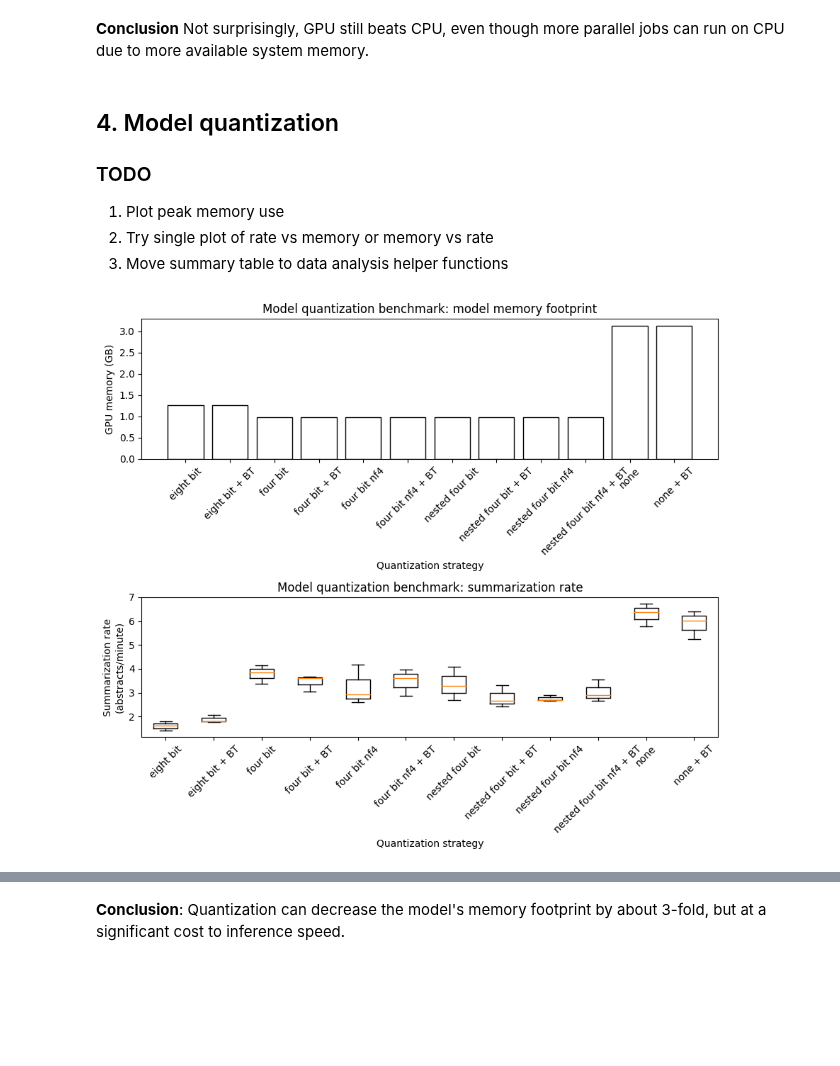
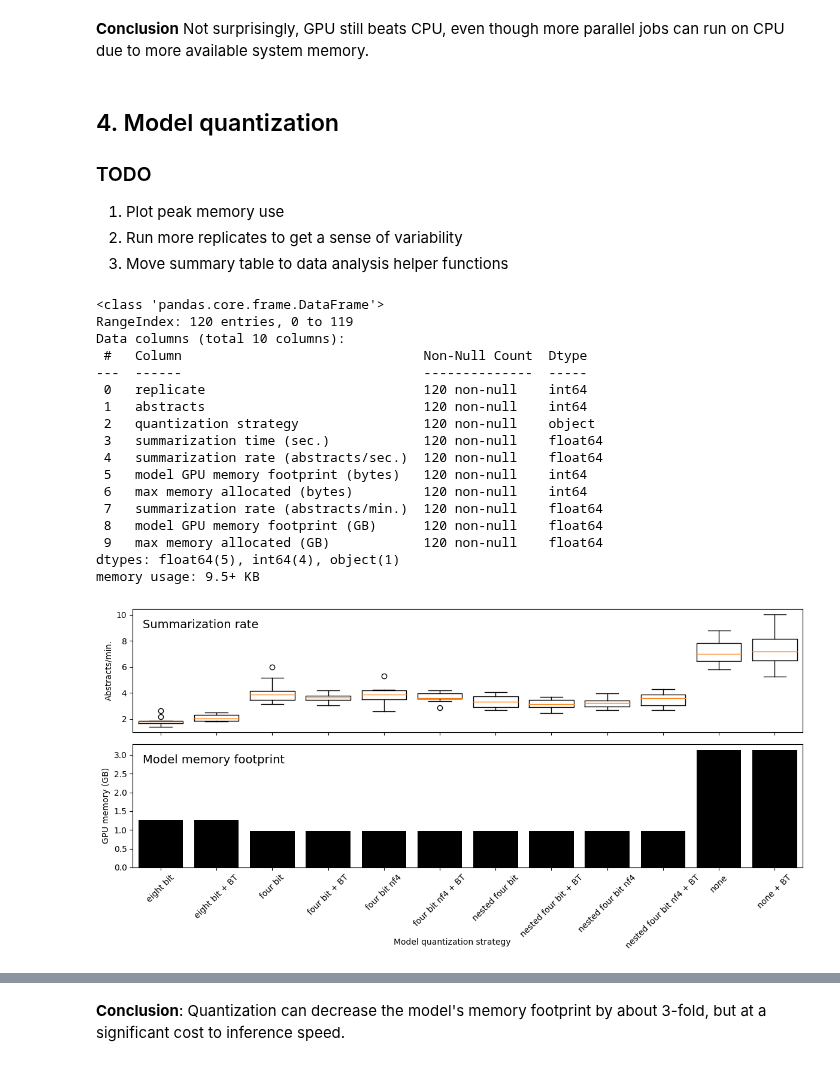
Before and after one commit to gperdrizet/PUBSUM, a Jupyter notebook: pubsum/notebooks/benchmarking_results.ipynb, the cells around one changed output, grey strips where cells are left out. Saved outputs shown, nothing was run; the diff lists cells and outputs as text; code cells hidden in the pictures; blank space fills up the shorter version.

Commit message:
Updated plots

```diff
--- a/pubsum/notebooks/benchmarking_results.ipynb
+++ b/pubsum/notebooks/benchmarking_results.ipynb
@@ -85,14 +85,29 @@ Mean summarization rate (abstracts/min.)
 ## 4. Model quantization
 ### TODO
 1. Plot peak memory use
-2. Try single plot of rate vs memory or memory vs rate
+2. Run more replicates to get a sense of variability
 3. Move summary table to data analysis helper functions
 # %%
-data, plt = plot_funcs.model_quantization_plot('../benchmarks/model_quantization/results.csv')
+data = plot_funcs.model_quantization_plot('../benchmarks/model_quantization/results.csv')
 
-plt.show()
-
-table = data.groupby(['quantization strategy'])[['summarization rate (abstracts/min.)', 'model GPU memory footprint (GB)']].mean().round(2)
+table = data.groupby(['quantization strategy'])[['summarization rate (abstracts/min.)', 'model GPU memory footprint (GB)', 'max memory allocated (GB)']].mean().round(2)
 table
 # %% [output]
+<class 'pandas.core.frame.DataFrame'>
+RangeIndex: 120 entries, 0 to 119
+Data columns (total 10 columns):
+ #   Column                               Non-Null Count  Dtype
+---  ------                               --------------  -----
+ 0   replicate                            120 non-null    int64
+ 1   abstracts                            120 non-null    int64
+ 2   quantization strategy                120 non-null    object
+ 3   summarization time (sec.)            120 non-null    float64
+ 4   summarization rate (abstracts/sec.)  120 non-null    float64
+ 5   model GPU memory footprint (bytes)   120 non-null    int64
+ 6   max memory allocated (bytes)         120 non-null    int64
+ 7   summarization rate (abstracts/min.)  120 non-null    float64
+ 8   model GPU memory footprint (GB)      120 non-null    float64
+ 9   max memory allocated (GB)            120 non-null    float64
+dtypes: float64(5), int64(4), object(1)
+memory usage: 9.5+ KB
-[figure, old version]
+[figure, new version]
```
Also changed, not shown: parts of 3 cells of this notebook.
